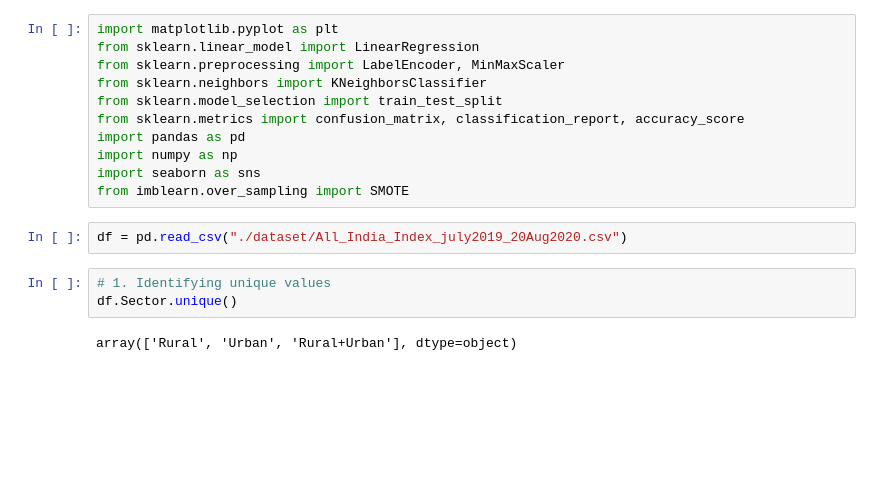
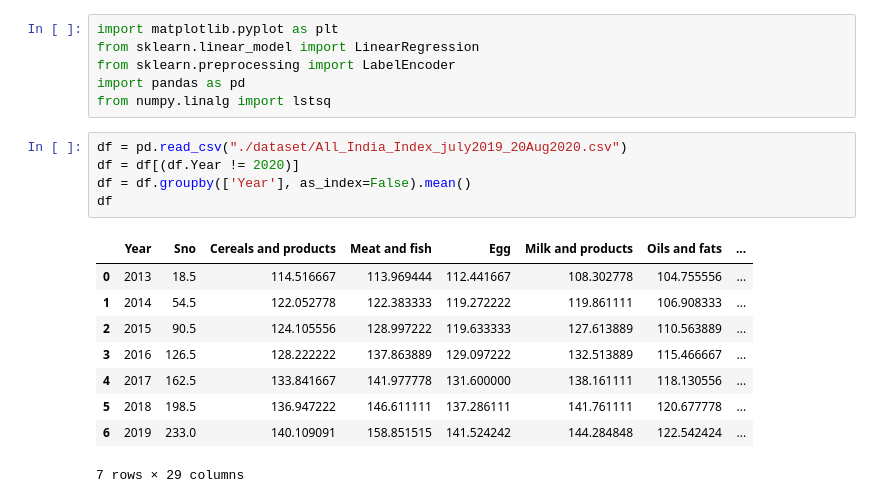
Before and after one commit to IshaanBose2147116/ml-lab, a Jupyter notebook: Practical2.ipynb, the cells around one changed output. Saved outputs shown, nothing was run; the diff lists cells and outputs as text; blank space fills up the shorter version.

```diff
--- a/Practical2.ipynb
+++ b/Practical2.ipynb
@@ -48,18 +1,21 @@
 # %%
 import matplotlib.pyplot as plt
 from sklearn.linear_model import LinearRegression
-from sklearn.preprocessing import LabelEncoder, MinMaxScaler
-from sklearn.neighbors import KNeighborsClassifier
-from sklearn.model_selection import train_test_split
-from sklearn.metrics import confusion_matrix, classification_report, accuracy_score
+from sklearn.preprocessing import LabelEncoder
 import pandas as pd
-import numpy as np
-import seaborn as sns
-from imblearn.over_sampling import SMOTE
+from numpy.linalg import lstsq
 # %%
 df = pd.read_csv("./dataset/All_India_Index_july2019_20Aug2020.csv")
+df = df[(df.Year != 2020)]
+df = df.groupby(['Year'], as_index=False).mean()
+df
+# %% [output]
+|  | Year | Sno | Cereals and products | Meat and fish | Egg | Milk and products | Oils and fats | ... |
+| 0 | 2013 | 18.5 | 114.516667 | 113.969444 | 112.441667 | 108.302778 | 104.755556 | ... |
+| 1 | 2014 | 54.5 | 122.052778 | 122.383333 | 119.272222 | 119.861111 | 106.908333 | ... |
+| 2 | 2015 | 90.5 | 124.105556 | 128.997222 | 119.633333 | 127.613889 | 110.563889 | ... |
+| 3 | 2016 | 126.5 | 128.222222 | 137.863889 | 129.097222 | 132.513889 | 115.466667 | ... |
+| 4 | 2017 | 162.5 | 133.841667 | 141.977778 | 131.600000 | 138.161111 | 118.130556 | ... |
+| 5 | 2018 | 198.5 | 136.947222 | 146.611111 | 137.286111 | 141.761111 | 120.677778 | ... |
+| 6 | 2019 | 233.0 | 140.109091 | 158.851515 | 141.524242 | 144.284848 | 122.542424 | ... |
+7 rows × 29 columns
-# %%
-# 1. Identifying unique values
-df.Sector.unique()
-# %% [output]
-array(['Rural', 'Urban', 'Rural+Urban'], dtype=object)
```
Also changed, not shown: parts of 23 cells of this notebook, 1 other file.
